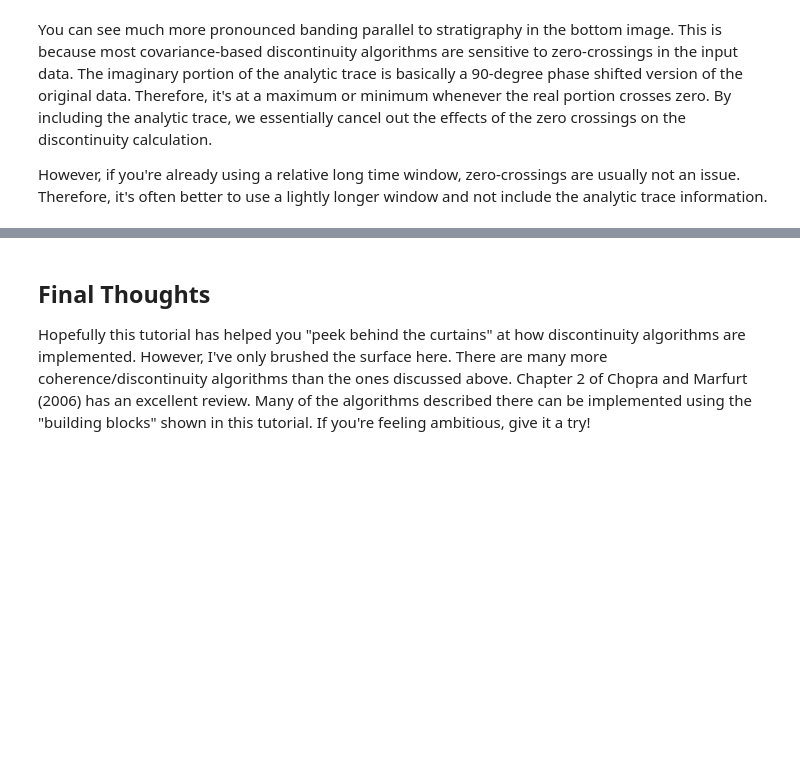
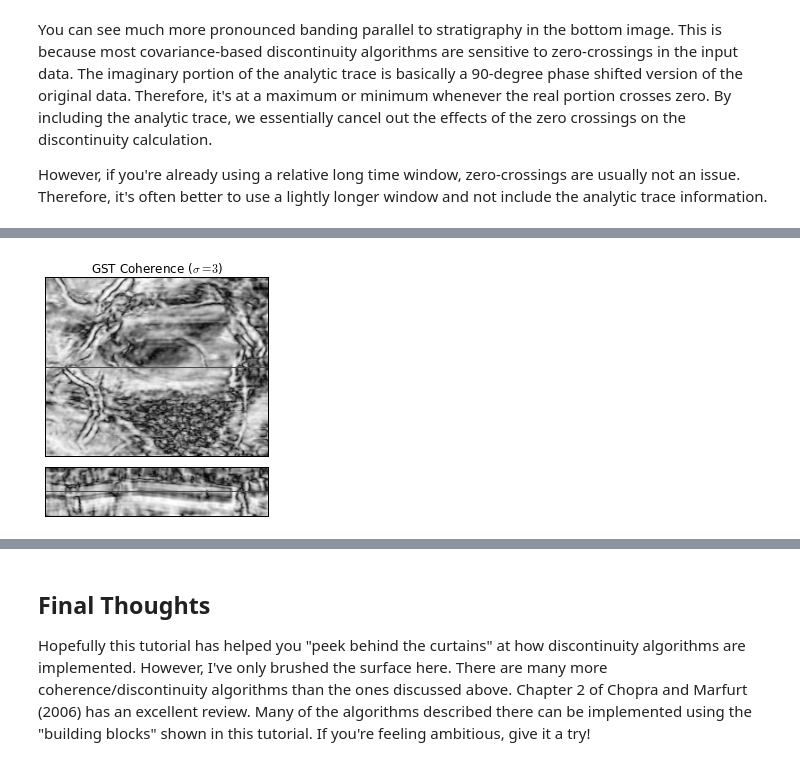
Before and after one commit to seg/tutorials, a Jupyter notebook: 1512_Semblance_coherence_and_discontinuity/Discontinuity_tutorial.ipynb, the cells around one changed output, grey strips where cells are left out. Saved outputs shown, nothing was run; the diff lists cells and outputs as text; code cells hidden in the pictures; blank space fills up the shorter version.

```diff
--- a/1512_Semblance_coherence_and_discontinuity/Discontinuity_tutorial.ipynb
+++ b/1512_Semblance_coherence_and_discontinuity/Discontinuity_tutorial.ipynb
@@ -495,0 +560,5 @@ def vary_xwin(xwin, zwin=9):
+# %%
+gst_coh = gst_coherence(seismic, (3, 3, 9), sigma=3)
+plot(gst_coh, r'GST Coherence ($\sigma=3$)')
+# %% [output]
+[figure, added]
```
Also changed, not shown: parts of 29 cells of this notebook.
